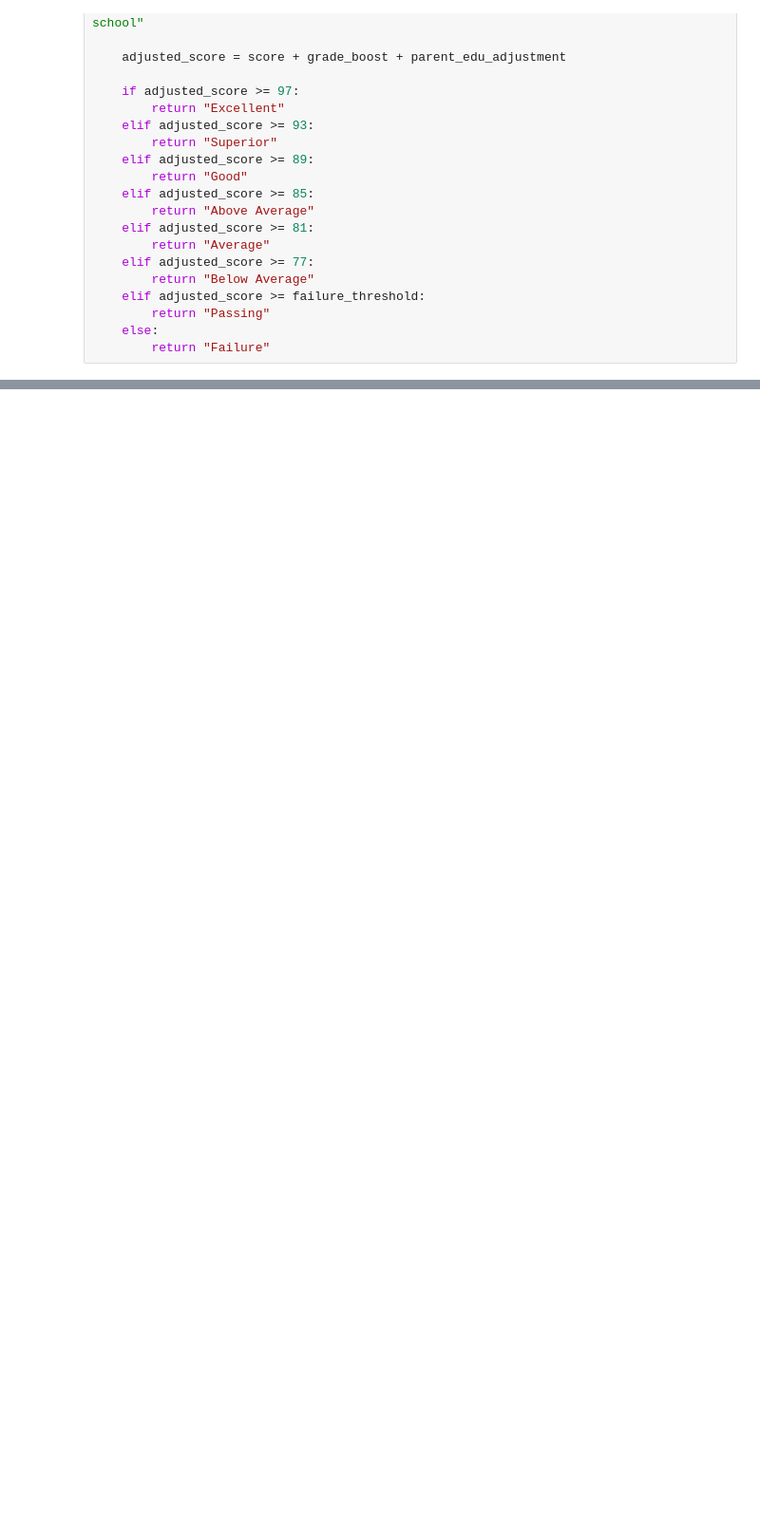
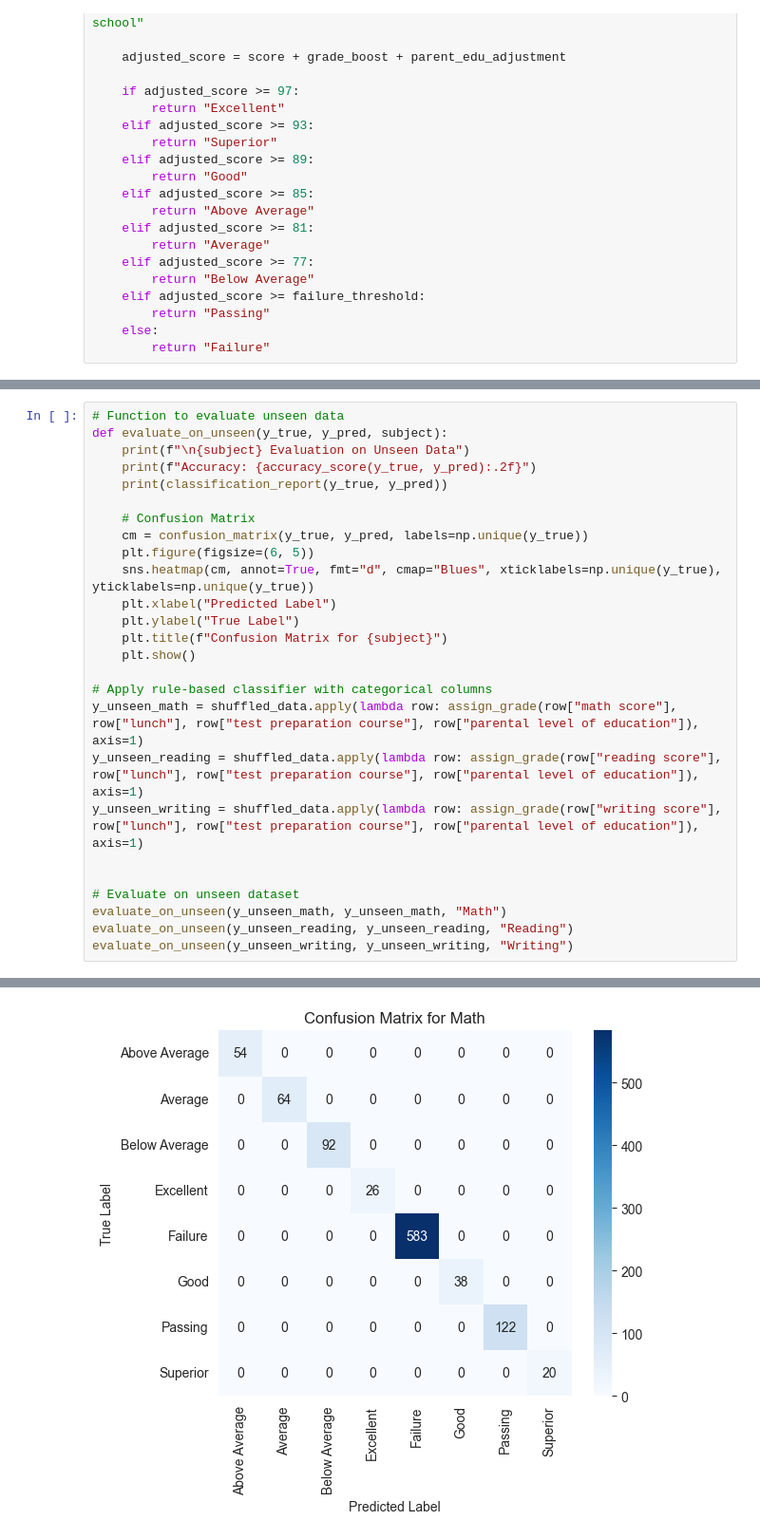
Before and after one commit to VladTemp27/student-classification-model, a Jupyter notebook: rule_based.ipynb, the cells around one changed output, grey strips where cells are left out. Shown: that part at 95% size. Cells and saved outputs as stored; diff of their text form; blank space fills up the shorter version.

Commit message:
+ Rule Based Classifier

```diff
--- a/rule_based.ipynb
+++ b/rule_based.ipynb
@@ -52,0 +141,27 @@ def assign_grade(score, lunch, test_prep, parent_edu):
+# %%
+# Function to evaluate unseen data
+def evaluate_on_unseen(y_true, y_pred, subject):
+    print(f"\n{subject} Evaluation on Unseen Data")
+    print(f"Accuracy: {accuracy_score(y_true, y_pred):.2f}")
+    print(classification_report(y_true, y_pred))
+
+    # Confusion Matrix
+    cm = confusion_matrix(y_true, y_pred, labels=np.unique(y_true))
+    plt.figure(figsize=(6, 5))
+    sns.heatmap(cm, annot=True, fmt="d", cmap="Blues", xticklabels=np.unique(y_true), yticklabels=np.unique(y_true))
+    plt.xlabel("Predicted Label")
+    plt.ylabel("True Label")
+    plt.title(f"Confusion Matrix for {subject}")
+    plt.show()
+
+# Apply rule-based classifier with categorical columns
+y_unseen_math = shuffled_data.apply(lambda row: assign_grade(row["math score"], row["lunch"], row["test preparation course"], row["parental level of education"]), axis=1)
+y_unseen_reading = shuffled_data.apply(lambda row: assign_grade(row["reading score"], row["lunch"], row["test preparation course"], row["parental level of education"]), axis=1)
+y_unseen_writing = shuffled_data.apply(lambda row: assign_grade(row["writing score"], row["lunch"], row["test preparation course"], row["parental level of education"]), axis=1)
+
+
+# Evaluate on unseen dataset
+evaluate_on_unseen(y_unseen_math, y_unseen_math, "Math")
+evaluate_on_unseen(y_unseen_reading, y_unseen_reading, "Reading")
+evaluate_on_unseen(y_unseen_writing, y_unseen_writing, "Writing")
+# %% [output]
@@ -52,0 +184 @@ def assign_grade(score, lunch, test_prep, parent_edu):
+[figure, added]
```
Also changed, not shown: parts of 5 cells of this notebook.
